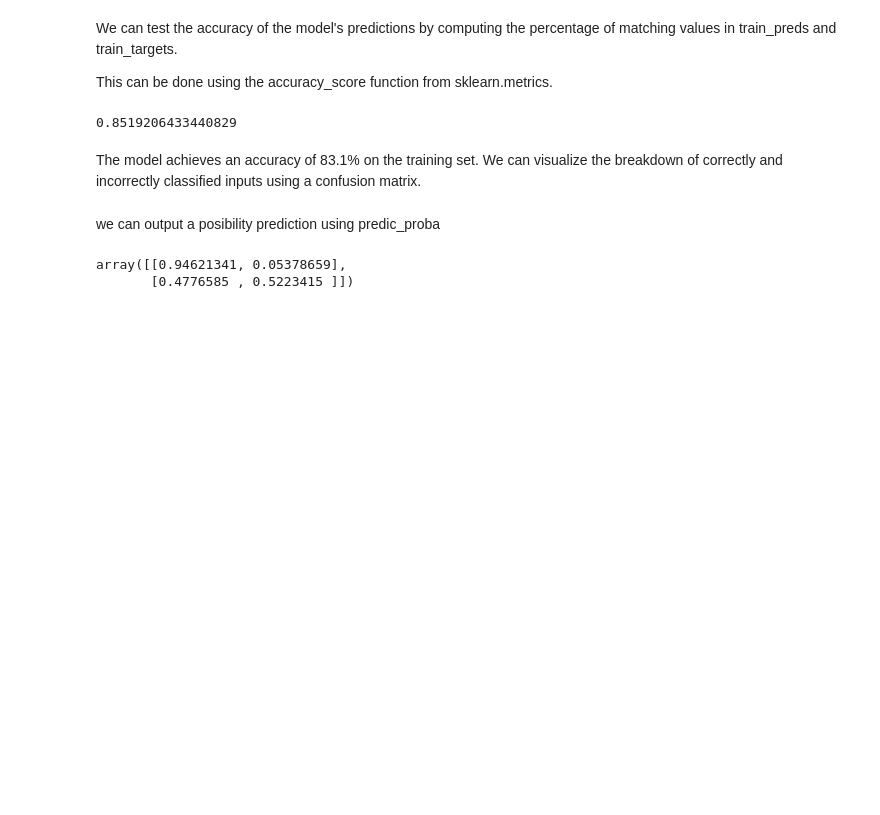
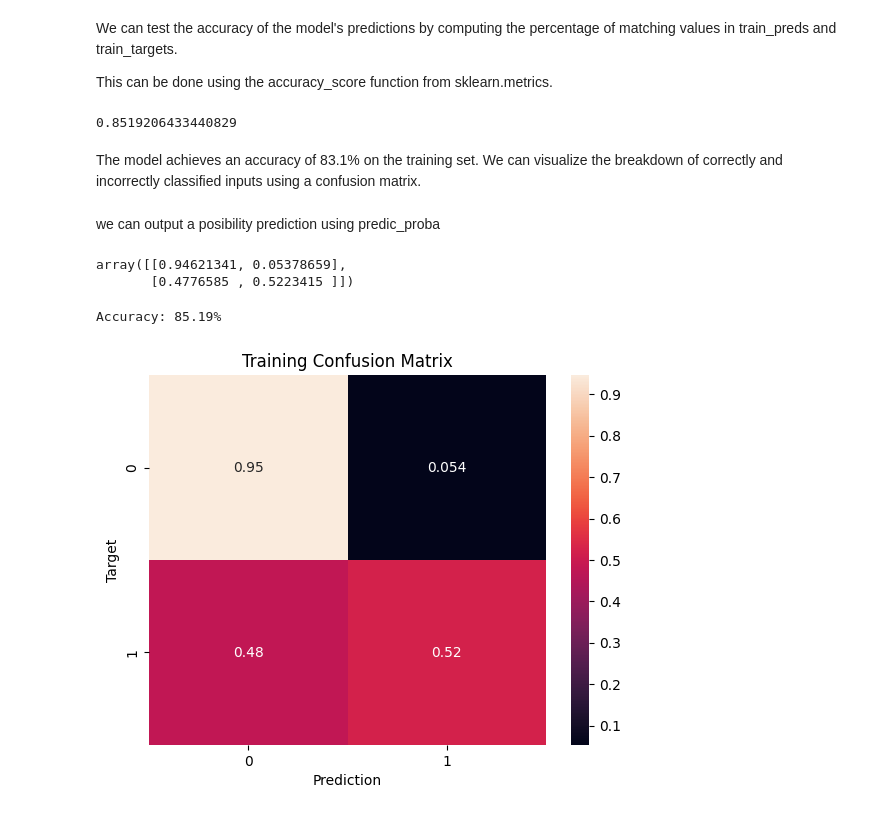
Before and after one commit to toRK25/Logistic-regression, a Jupyter notebook: pakoda.ipynb, the cells around one changed output. Drawn from its saved outputs; the diff is of its cells as text; code cells hidden in the pictures; blank space fills up the shorter version.

```diff
--- a/pakoda.ipynb
+++ b/pakoda.ipynb
@@ -418,3 +418,8 @@ def predict_and_plot(inputs, targets, name=''):
     plt.title('{} Confusion Matrix'.format(name))
 
     return preds
+# %%
+train_pred = predict_and_plot(x_train, train_outputs, 'Training')
+# %% [output]
+Accuracy: 85.19%
+[figure, added]
```
Also changed, not shown: parts of 3 cells of this notebook.
